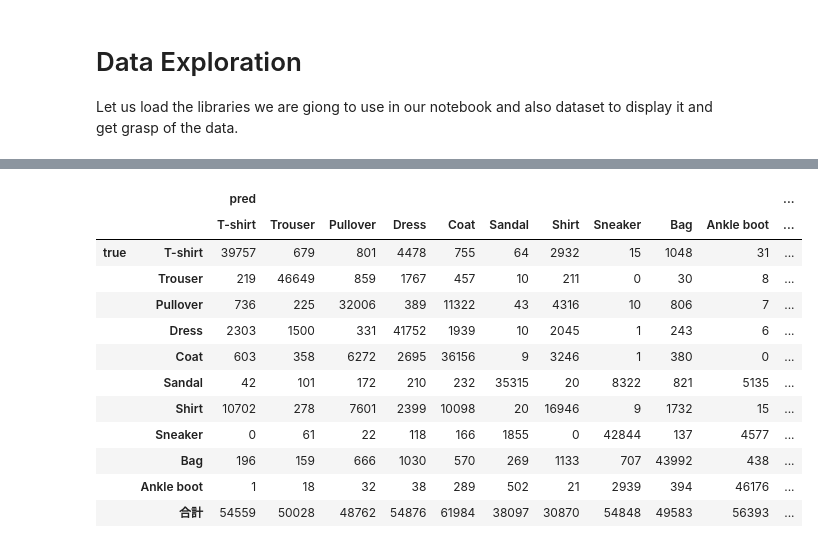
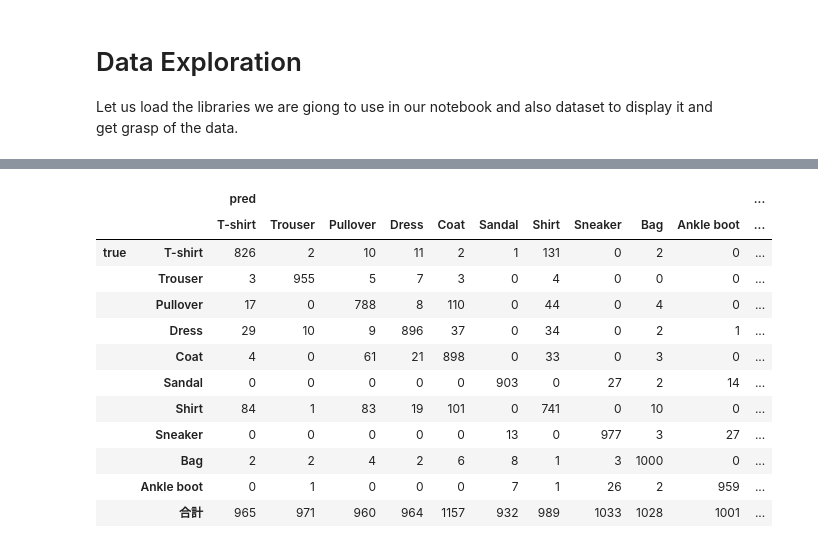
Before and after one commit to ladybug-tentoumushi/Fashion_MNIST, a Jupyter notebook: fashion_mnist.ipynb, the cells around one changed output, grey strips where cells are left out. Drawn from its saved outputs; the diff is of its cells as text; code cells hidden in the pictures.

```diff
--- a/fashion_mnist.ipynb
+++ b/fashion_mnist.ipynb
@@ -127,0 +277,6 @@ optimizer = optim.SGD(mlp.parameters(), lr=lr)
+# %%
+study = optuna.create_study(direction="minimize")
+# 30回試行
+study.optimize(objective, n_trials=30)
+# 実行時間を設定した例（1時間）
+# study.optimize(objective, n_trials=30, timeout=60*60)
@@ -127,0 +404,2 @@ optimizer = optim.SGD(mlp.parameters(), lr=lr)
+# %%
+vis.plot_optimization_history(study).show()
@@ -133,10 +482,6 @@ history = {
     'val_loss': [],
     'val_accuracy': []
 }
-
-# confusion_matrix_1: make list
-t_true = []
-t_pred_cm = []
 
 for epoch in range(n_epochs):
     losses_train = []
@@ -173,15 +518,13 @@ for epoch in range(n_epochs):
         acc = torch.where(t - pred.to("cpu") == 0, torch.ones_like(t), torch.zeros_like(t))
         train_num += acc.size()[0]
         train_true_num += acc.sum().item()
-        # confusion_matrix_3: extend list
-        t_true.extend(t.tolist())
-        t_pred_cm.extend(pred.tolist())
 
     mlp.eval()  # Eval mode (do not compute gradients)
     for x, t in dataloader_valid:
         t_hot = torch.eye(10)[t]
 
         x = x.to(device)
+        t_hot = t_hot.to(device)
 
         y = mlp(x)
 
@@ -265,28 +615,45 @@ plt.show()
 # %%
 class_name = ['T-shirt', 'Trouser', 'Pullover', 'Dress', 'Coat',
                'Sandal', 'Shirt', 'Sneaker', 'Bag', 'Ankle boot']
 
+# --- 検証データを使った最終評価 ---
+val_images = []
+val_true_labels = []
+val_pred_labels = []
+
+mlp.eval()
+with torch.no_grad():
+    for x, t in dataloader_valid: # 検証データから取り出し
+        x_dev = x.to(device)
+        y = mlp(x_dev)
+        pred = y.argmax(1).cpu().tolist()
+
+        val_images.extend(x.numpy())
+        val_true_labels.extend(t.tolist())
+        val_pred_labels.extend(pred)
+
+val_images = np.array(val_images)
+
 # 混合行列表示
-cm = confusion_matrix(t_true, t_pred_cm)
-# cm_df = pd.DataFrame(cm, index=[f"true_{c}" for c in class_name], columns=[f"pred_{c}" for c in class_name])
+cm = confusion_matrix(val_true_labels, val_pred_labels)
 cm_df = pd.DataFrame(cm, index=[["true"]*len(class_name), class_name], columns=[["pred"]*len(class_name), class_name])
 # 合計追加
 cm_df[("pred", "合計")] = cm_df.sum(axis=1)
 cm_df.loc[("true", "合計"), :] = cm_df.sum(axis=0)
-cm_df= cm_df.astype(int)
+cm_df = cm_df.astype(int)
 # 表示
 display(cm_df.style.background_gradient(cmap="Blues", subset=pd.IndexSlice[cm_df.index[:-1], cm_df.columns[:-1]]))
 # %% [output]
 |  |  | pred |  |  |  |  |  |  |  |  |  | ... |
 |  |  | T-shirt | Trouser | Pullover | Dress | Coat | Sandal | Shirt | Sneaker | Bag | Ankle boot | ... |
-| true | T-shirt | 39757 | 679 | 801 | 4478 | 755 | 64 | 2932 | 15 | 1048 | 31 | ... |
-|  | Trouser | 219 | 46649 | 859 | 1767 | 457 | 10 | 211 | 0 | 30 | 8 | ... |
-|  | Pullover | 736 | 225 | 32006 | 389 | 11322 | 43 | 4316 | 10 | 806 | 7 | ... |
-|  | Dress | 2303 | 1500 | 331 | 41752 | 1939 | 10 | 2045 | 1 | 243 | 6 | ... |
-|  | Coat | 603 | 358 | 6272 | 2695 | 36156 | 9 | 3246 | 1 | 380 | 0 | ... |
-|  | Sandal | 42 | 101 | 172 | 210 | 232 | 35315 | 20 | 8322 | 821 | 5135 | ... |
-|  | Shirt | 10702 | 278 | 7601 | 2399 | 10098 | 20 | 16946 | 9 | 1732 | 15 | ... |
-|  | Sneaker | 0 | 61 | 22 | 118 | 166 | 1855 | 0 | 42844 | 137 | 4577 | ... |
-|  | Bag | 196 | 159 | 666 | 1030 | 570 | 269 | 1133 | 707 | 43992 | 438 | ... |
-|  | Ankle boot | 1 | 18 | 32 | 38 | 289 | 502 | 21 | 2939 | 394 | 46176 | ... |
-|  | 合計 | 54559 | 50028 | 48762 | 54876 | 61984 | 38097 | 30870 | 54848 | 49583 | 56393 | ... |
+| true | T-shirt | 826 | 2 | 10 | 11 | 2 | 1 | 131 | 0 | 2 | 0 | ... |
+|  | Trouser | 3 | 955 | 5 | 7 | 3 | 0 | 4 | 0 | 0 | 0 | ... |
+|  | Pullover | 17 | 0 | 788 | 8 | 110 | 0 | 44 | 0 | 4 | 0 | ... |
+|  | Dress | 29 | 10 | 9 | 896 | 37 | 0 | 34 | 0 | 2 | 1 | ... |
+|  | Coat | 4 | 0 | 61 | 21 | 898 | 0 | 33 | 0 | 3 | 0 | ... |
+|  | Sandal | 0 | 0 | 0 | 0 | 0 | 903 | 0 | 27 | 2 | 14 | ... |
+|  | Shirt | 84 | 1 | 83 | 19 | 101 | 0 | 741 | 0 | 10 | 0 | ... |
+|  | Sneaker | 0 | 0 | 0 | 0 | 0 | 13 | 0 | 977 | 3 | 27 | ... |
+|  | Bag | 2 | 2 | 4 | 2 | 6 | 8 | 1 | 3 | 1000 | 0 | ... |
+|  | Ankle boot | 0 | 1 | 0 | 0 | 0 | 7 | 1 | 26 | 2 | 959 | ... |
+|  | 合計 | 965 | 971 | 960 | 964 | 1157 | 932 | 989 | 1033 | 1028 | 1001 | ... |
```
Also changed, not shown: parts of 22 cells of this notebook.
